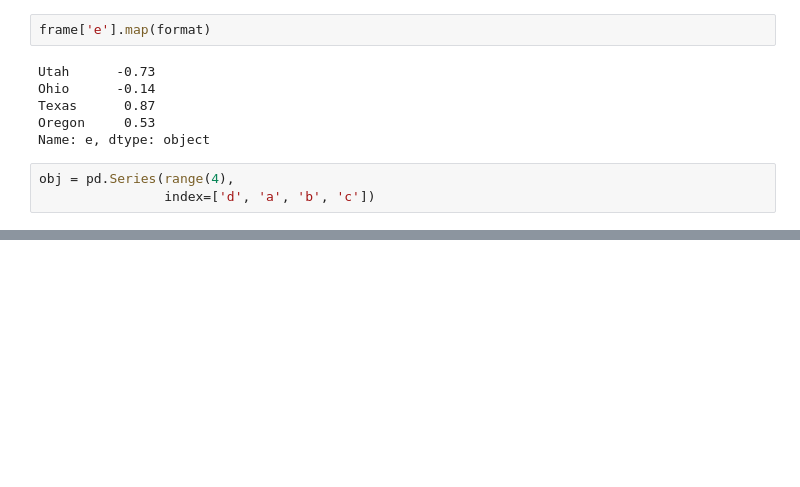
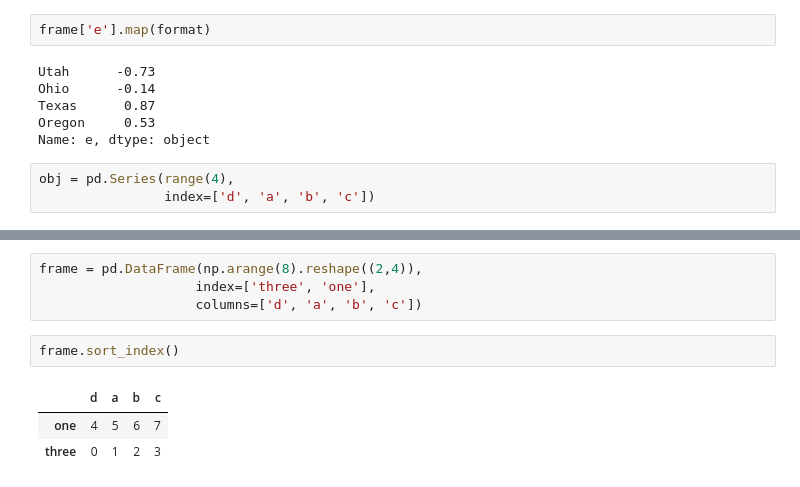
Before and after one commit to LydiaStoneKonstanski/WesCh5, a Jupyter notebook: Chapter5WorkAlong.ipynb, the cells around one changed output, grey strips where cells are left out. Saved outputs shown, nothing was run; the diff lists cells and outputs as text; blank space fills up the shorter version.

```diff
--- a/Chapter5WorkAlong.ipynb
+++ b/Chapter5WorkAlong.ipynb
@@ -1153,0 +1162,10 @@ obj = pd.Series(range(4),
+# %%
+frame = pd.DataFrame(np.arange(8).reshape((2,4)),
+                    index=['three', 'one'],
+                    columns=['d', 'a', 'b', 'c'])
+# %%
+frame.sort_index()
+# %% [output]
+|  | d | a | b | c |
+| one | 4 | 5 | 6 | 7 |
+| three | 0 | 1 | 2 | 3 |
```
Also changed, not shown: parts of 34 cells of this notebook.
